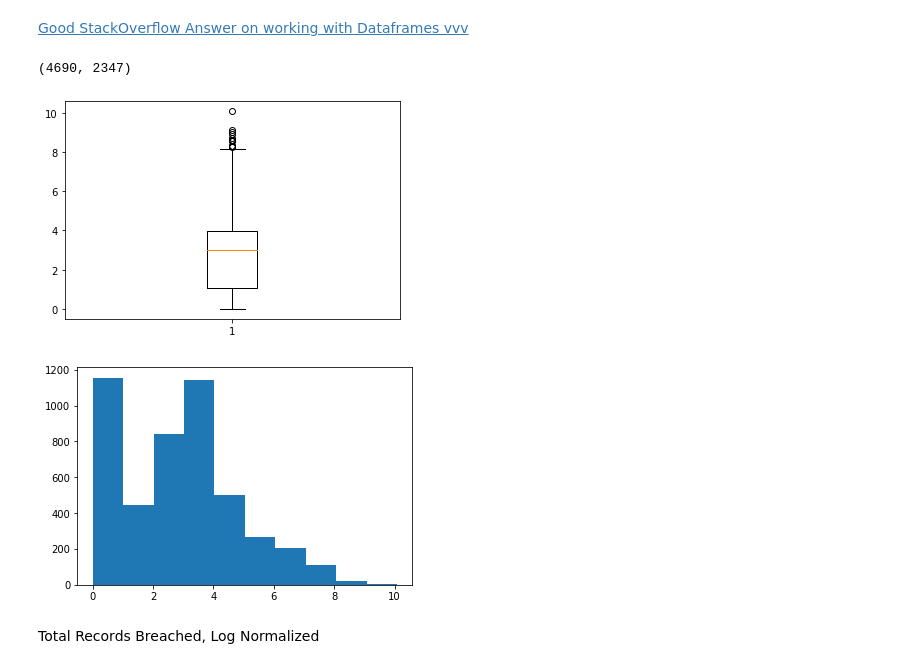
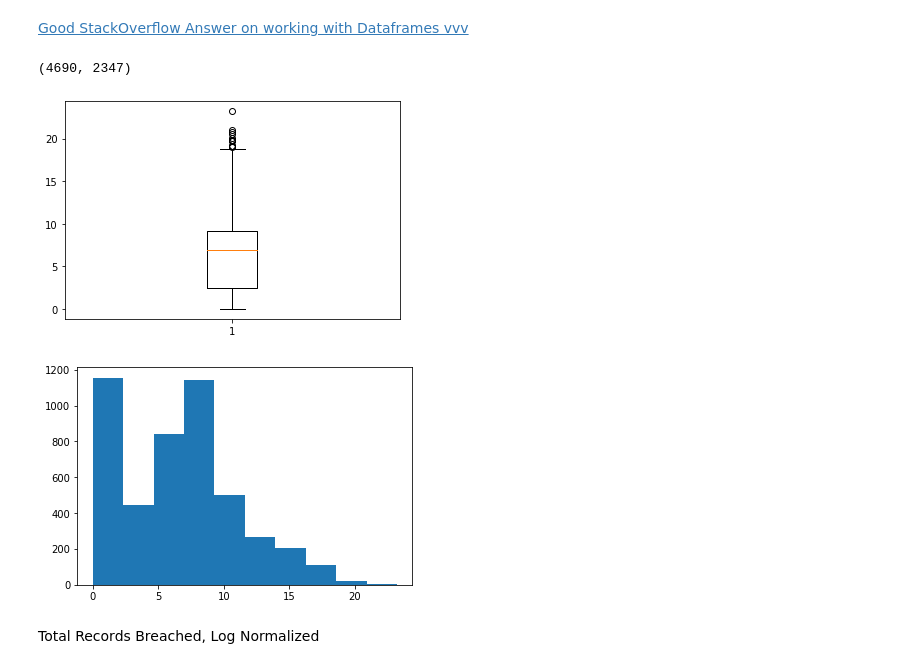
Before and after one commit to ethanpaek/CloudBleed_Project_2019, a Jupyter notebook: vcdb_parse.ipynb, the cells around one changed output. Saved outputs shown, nothing was run; the diff lists cells and outputs as text; code cells hidden in the pictures.

Commit message:
switch up network x & dowhy function calling to target records lost

```diff
--- a/vcdb_parse.ipynb
+++ b/vcdb_parse.ipynb
@@ -29,16 +29,18 @@ Finished building VERIS DataFrame
 [Good StackOverflow Answer on working with Dataframes vvv](https://stackoverflow.com/questions/17071871/how-to-select-rows-from-a-dataframe-based-on-column-values)
 # %%
 import matplotlib.pyplot as plt
-vdf_loss = vdf.dropna(subset=["attribute.confidentiality.data_total"])
-plt.boxplot(np.log10(vdf_loss["attribute.confidentiality.data_total"]))
+vdf.rename(columns={"attribute.confidentiality.data_total": "records_lost"}, inplace=True)
+vdf
+vdf_loss = vdf.dropna(subset=["records_lost"])
+plt.boxplot(np.log(vdf_loss["records_lost"]))
 print(vdf_loss.shape)
 plt.show()
-plt.hist(np.log10(vdf_loss["attribute.confidentiality.data_total"]))
+plt.hist(np.log(vdf_loss["records_lost"]))
 plt.show()
 # %% [output]
 (4690, 2347)
-[figure, old version]
+[figure, new version]
-[figure, old version]
+[figure, new version]
 # %% [markdown]
 Total Records Breached, Log Normalized
 # %%
```
Also changed, not shown: parts of 2 cells of this notebook, 5 other files.
